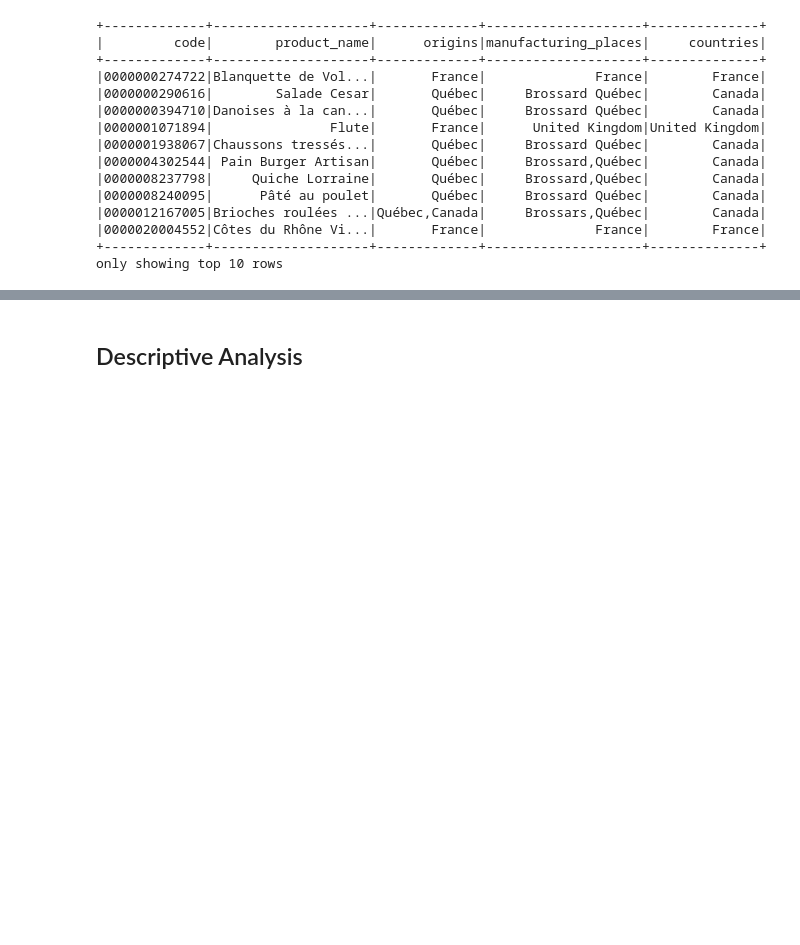
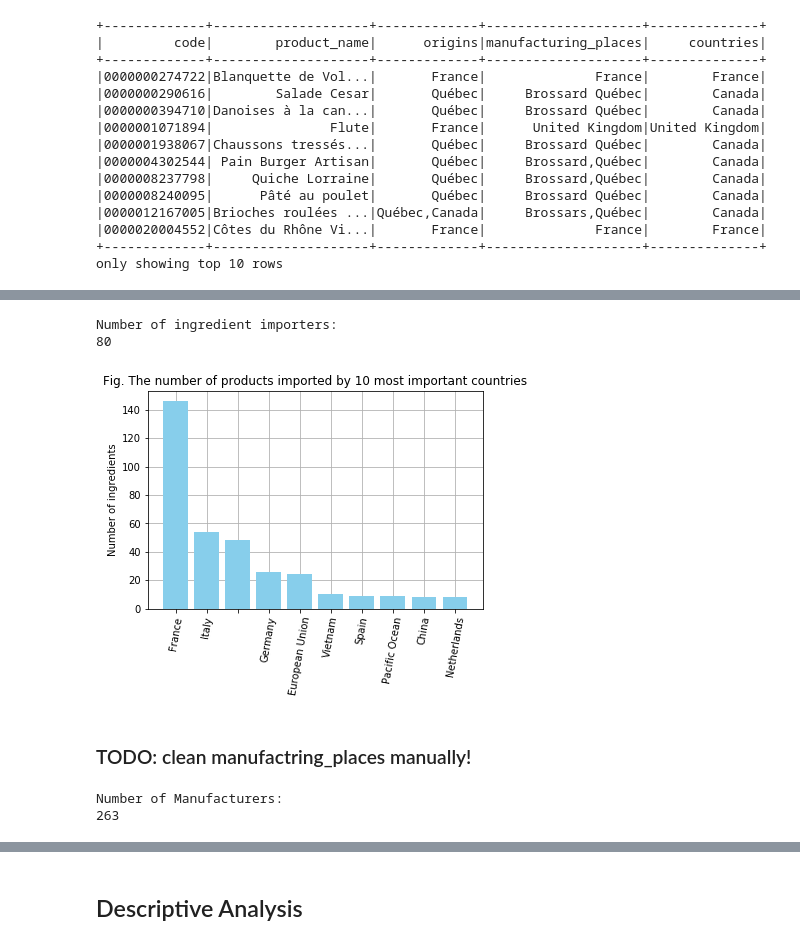
Before and after one commit to MrymZakani/ADA, a Jupyter notebook: project.ipynb, the cells around one changed output, grey strips where cells are left out. Drawn from its saved outputs; the diff is of its cells as text; code cells hidden in the pictures; blank space fills up the shorter version.

```diff
--- a/project.ipynb
+++ b/project.ipynb
@@ -326,0 +258,28 @@ only showing top 10 rows
+# %%
+# Find dominant importers of ingredients
+
+# Flatten origins column
+origins_p = non_swiss_sold.withColumn('origins', F.explode_outer(F.split('origins', ',')))
+origins_p.createOrReplaceTempView("origins_p")
+target_origins = spark.sql("SELECT origins, COUNT(origins) FROM origins_p GROUP BY origins ORDER BY COUNT(origins) DESC")
+target_origins = target_origins.withColumnRenamed('count(origins)' , 'Count')
+
+print("Number of ingredient importers:\n" + str(target_origins.count()))
+# %% [output]
+Number of ingredient importers:
+80
+# %%
+# Extract the 10 most important countries and number of occurances in ingredients.
+origin_countries = target_origins.toPandas()
+origin_countries = origin_countries.head(10)
+
+# Plot the number of products imported by 10 most important countries
+fig, ax = plt.subplots()
+ax.grid(zorder=-1)
+plt.bar(origin_countries.origins, origin_countries.Count, zorder=3, color='skyblue')
+plt.ylabel('Number of products')
+plt.xticks(origin_countries.origins, rotation='80')
+plt.title('Fig. The number of products imported by 10 most important countries')
+plt.show()
+# %% [output]
+[figure, added]
@@ -326,0 +297,16 @@ only showing top 10 rows
+# %% [markdown]
+### TODO: clean manufactring_places manually!
+# %%
+# Find dominant importers (manufacturers)
+
+# Flatten manufacturers column
+manufacturers_p = non_swiss_sold.withColumn('manufacturing_places', F.explode_outer(F.split('manufacturing_places', ',')))
+manufacturers_p.createOrReplaceTempView("manufacturers_p")
+target_manufacturers = spark.sql("SELECT manufacturing_places, COUNT(manufacturing_places) FROM manufacturers_p GROUP BY manufacturing_places ORDER BY COUNT(manufacturing_places) DESC")
+target_manufacturers = target_manufacturers.withColumnRenamed('count(manufacturing_places)' , 'Count')
+# target_manufacturers.show()
+
+print("Number of Manufacturers:\n" + str(target_manufacturers.count()))
+# %% [output]
+Number of Manufacturers:
+263
```
Also changed, not shown: parts of 64 cells of this notebook, 3 other files.
